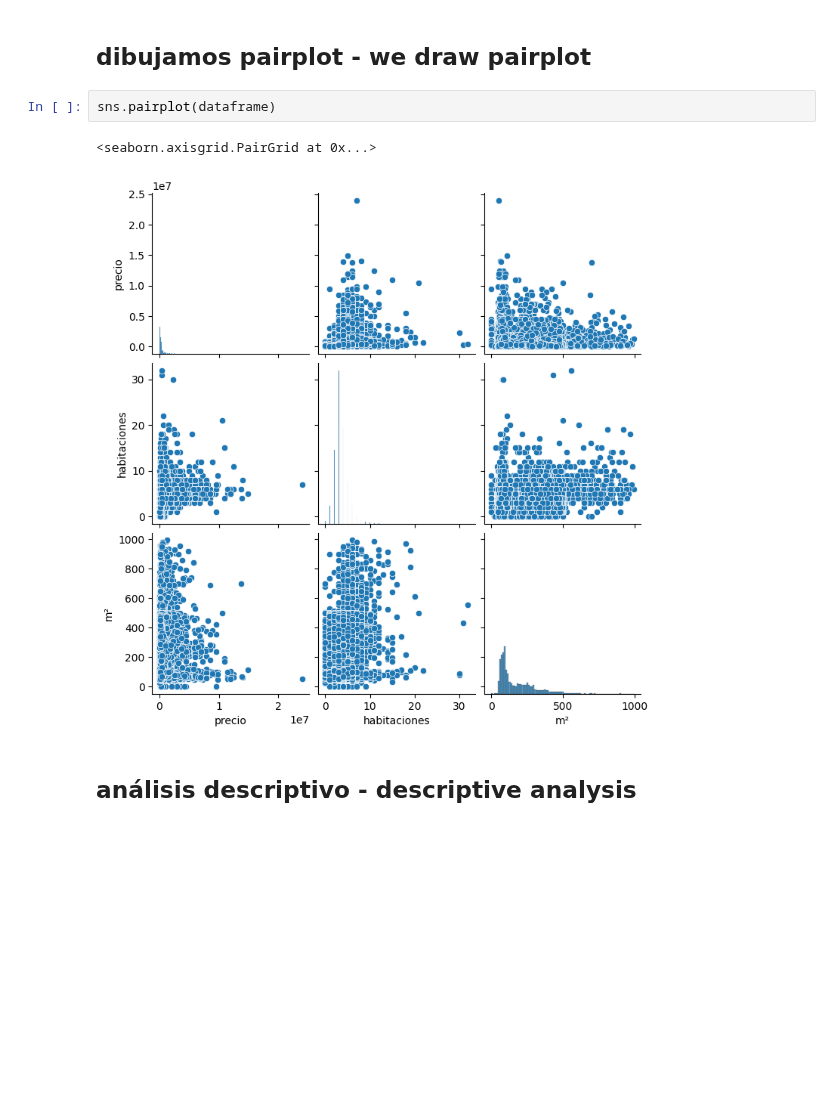
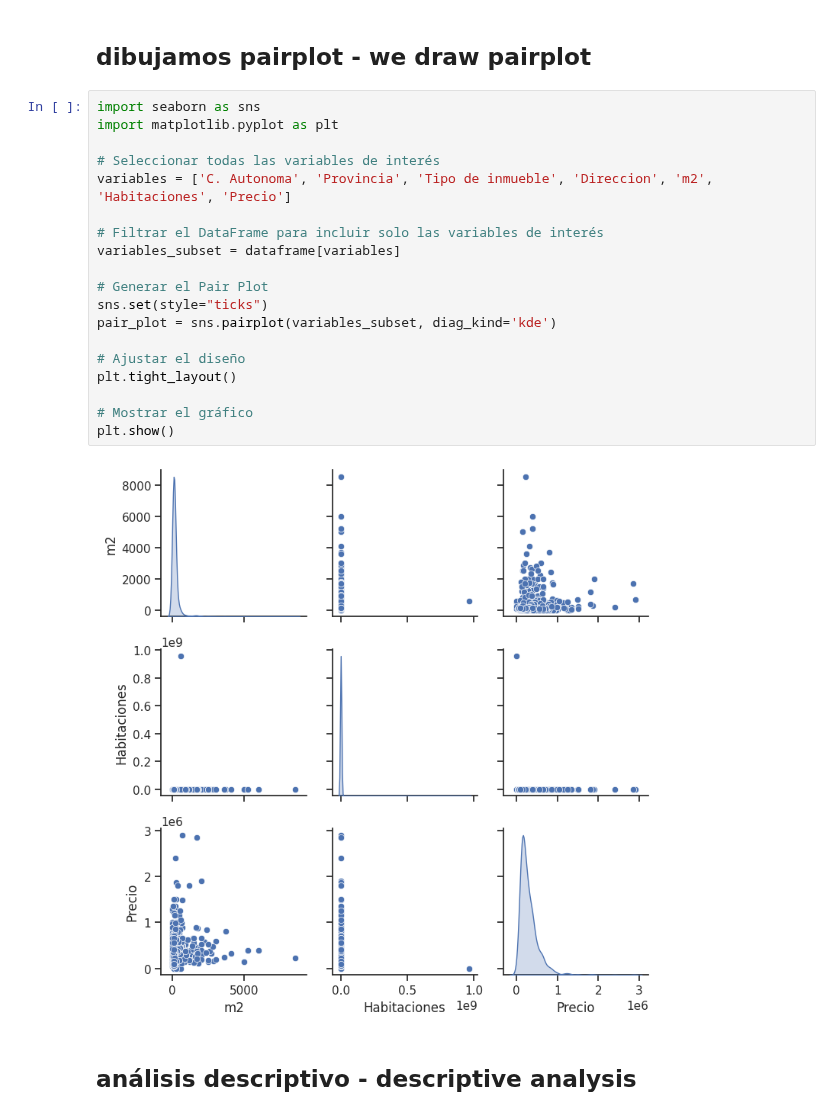
Before and after one commit to 4GeeksAcademy/028-PROYECTO_FINAL_VIVIENDAS-main-4geeks, a Jupyter notebook: src/PROVINCIAS/a_coruña_limpio_eda.ipynb, the cells around one changed output. Cells and saved outputs as stored; diff of their text form; blank space fills up the shorter version.

```diff
--- a/src/PROVINCIAS/a_coruña_limpio_eda.ipynb
+++ b/src/PROVINCIAS/a_coruña_limpio_eda.ipynb
@@ -382,10 +364,26 @@ plt.show()
 # %% [markdown]
 ## dibujamos pairplot - we draw pairplot
-# %%
-sns.pairplot(dataframe)
-# %% [output]
-<seaborn.axisgrid.PairGrid at 0x...>
-[figure, removed]
+# %%
+import seaborn as sns
+import matplotlib.pyplot as plt
+
+# Seleccionar todas las variables de interés
+variables = ['C. Autonoma', 'Provincia', 'Tipo de inmueble', 'Direccion', 'm2', 'Habitaciones', 'Precio']
+
+# Filtrar el DataFrame para incluir solo las variables de interés
+variables_subset = dataframe[variables]
+
+# Generar el Pair Plot
+sns.set(style="ticks")
+pair_plot = sns.pairplot(variables_subset, diag_kind='kde')
+
+# Ajustar el diseño
+plt.tight_layout()
+
+# Mostrar el gráfico
+plt.show()
+# %% [output]
+[figure, added]
 # %% [markdown]
 ## análisis descriptivo - descriptive analysis
 # %%
```
Also changed, not shown: parts of 16 cells of this notebook, 2 other files.
